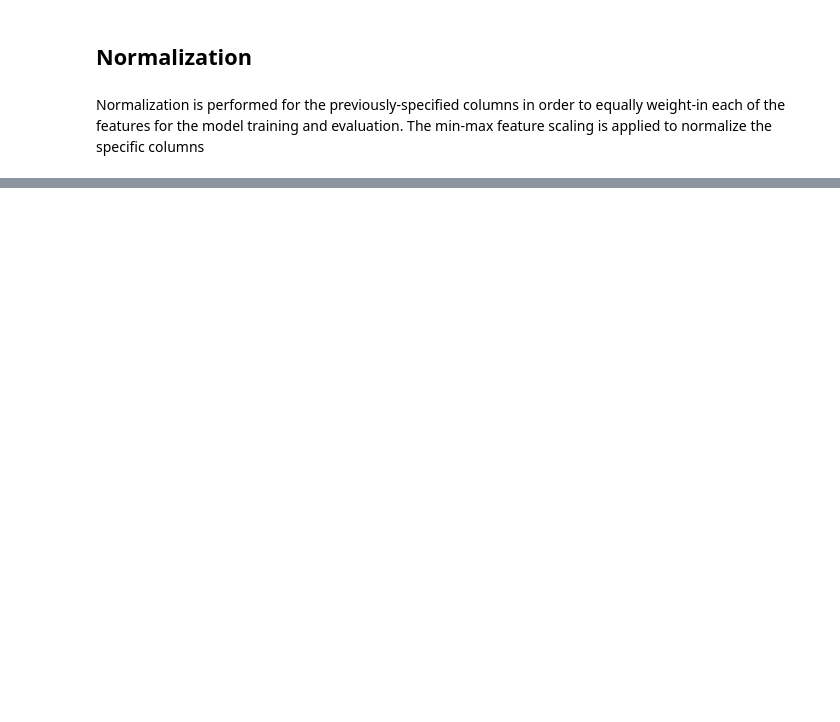
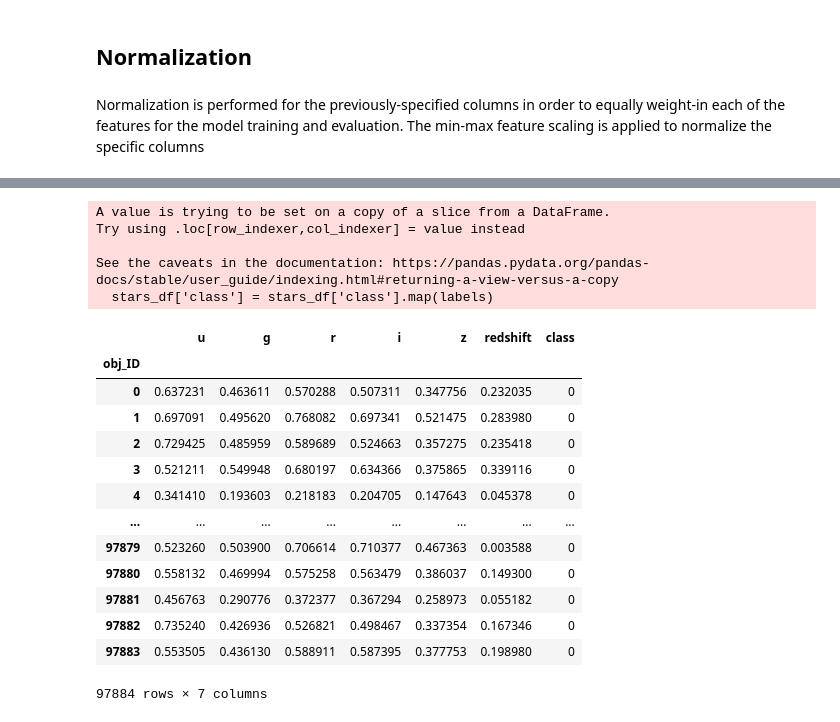
Before and after one commit to Anton1017/STINTSY-MP, a Jupyter notebook: STINTSY MP.ipynb, the cells around one changed output, grey strips where cells are left out. Saved outputs shown, nothing was run; the diff lists cells and outputs as text; code cells hidden in the pictures; blank space fills up the shorter version.

```diff
--- a/STINTSY MP.ipynb
+++ b/STINTSY MP.ipynb
@@ -210,0 +236,29 @@ See the caveats in the documentation: https://pandas.pydata.org/pandas-docs/stab
+# %%
+columns_to_use = ['obj_ID', 'u', 'g', 'r', 'i', 'z', 'redshift', 'class']
+
+labels = {'GALAXY':0,'STAR':1,'QSO':2}
+
+stars_df = stars[columns_to_use]
+stars_df['class'] = stars_df['class'].map(labels)
+
+stars_df.set_index('obj_ID')
+# %% [output]
+A value is trying to be set on a copy of a slice from a DataFrame.
+Try using .loc[row_indexer,col_indexer] = value instead
+
+See the caveats in the documentation: https://pandas.pydata.org/pandas-docs/stable/user_guide/indexing.html#returning-a-view-versus-a-copy
+  stars_df['class'] = stars_df['class'].map(labels)
+|  | u | g | r | i | z | redshift | class |
+| obj_ID |  |  |  |  |  |  |  |
+| 0 | 0.637231 | 0.463611 | 0.570288 | 0.507311 | 0.347756 | 0.232035 | 0 |
+| 1 | 0.697091 | 0.495620 | 0.768082 | 0.697341 | 0.521475 | 0.283980 | 0 |
+| 2 | 0.729425 | 0.485959 | 0.589689 | 0.524663 | 0.357275 | 0.235418 | 0 |
+| 3 | 0.521211 | 0.549948 | 0.680197 | 0.634366 | 0.375865 | 0.339116 | 0 |
+| 4 | 0.341410 | 0.193603 | 0.218183 | 0.204705 | 0.147643 | 0.045378 | 0 |
+| ... | ... | ... | ... | ... | ... | ... | ... |
+| 97879 | 0.523260 | 0.503900 | 0.706614 | 0.710377 | 0.467363 | 0.003588 | 0 |
+| 97880 | 0.558132 | 0.469994 | 0.575258 | 0.563479 | 0.386037 | 0.149300 | 0 |
+| 97881 | 0.456763 | 0.290776 | 0.372377 | 0.367294 | 0.258973 | 0.055182 | 0 |
+| 97882 | 0.735240 | 0.426936 | 0.526821 | 0.498467 | 0.337354 | 0.167346 | 0 |
+| 97883 | 0.553505 | 0.436130 | 0.588911 | 0.587395 | 0.377753 | 0.198980 | 0 |
+97884 rows × 7 columns
```
Also changed, not shown: parts of 11 cells of this notebook.
